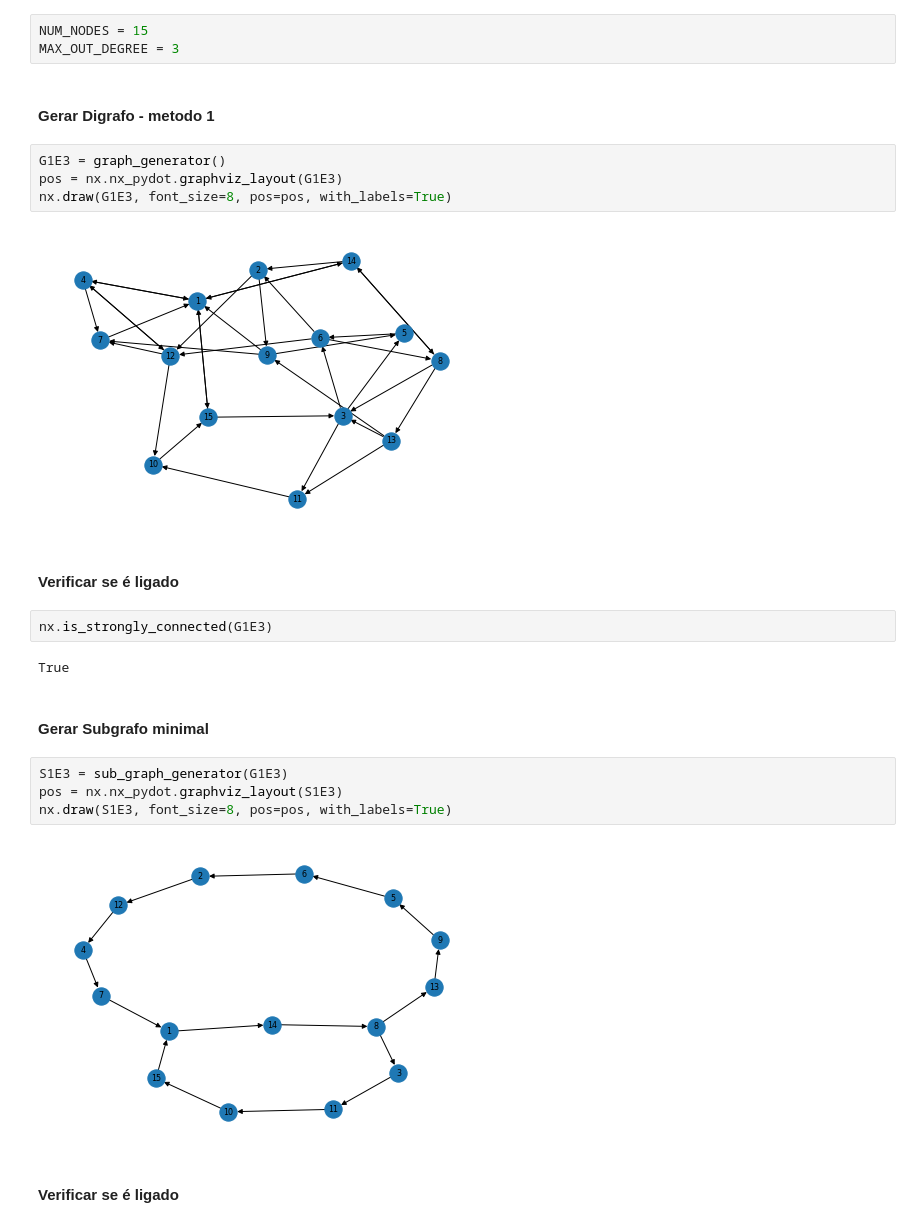
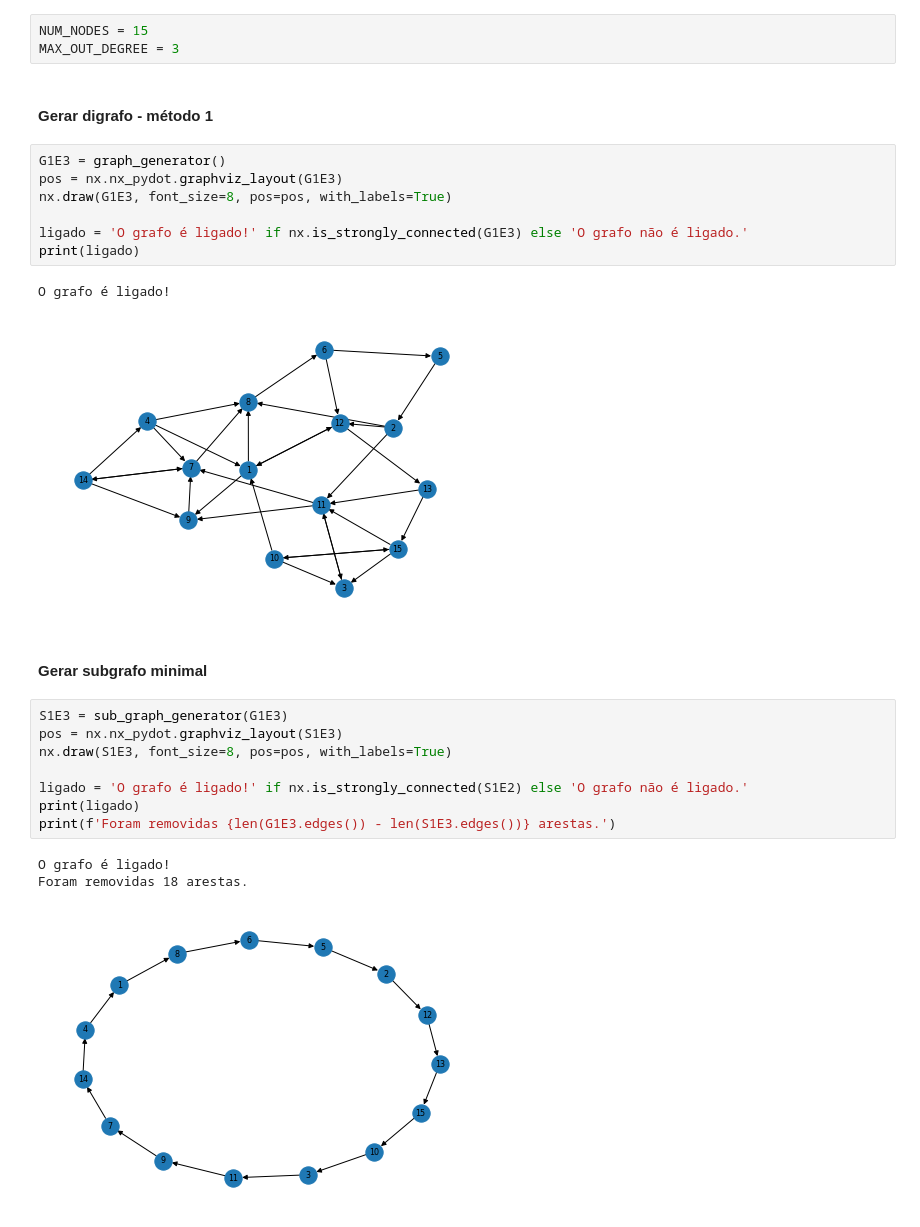
Before and after one commit to zoisper/LC-Projeto, a Jupyter notebook: 2/Trafego.ipynb, the cells around one changed output. Cells and saved outputs as stored; diff of their text form.

```diff
--- a/2/Trafego.ipynb
+++ b/2/Trafego.ipynb
@@ -365,26 +331,28 @@ print(len(G2E2.edges()) - len(S2E2.edges()))
 NUM_NODES = 15
 MAX_OUT_DEGREE = 3
 # %% [markdown]
-#### Gerar Digrafo - metodo 1
+#### Gerar digrafo - método 1
 # %%
 G1E3 = graph_generator()
 pos = nx.nx_pydot.graphviz_layout(G1E3)
 nx.draw(G1E3, font_size=8, pos=pos, with_labels=True)
+
+ligado = 'O grafo é ligado!' if nx.is_strongly_connected(G1E3) else 'O grafo não é ligado.'
+print(ligado)
 # %% [output]
+O grafo é ligado!
-[figure, old version]
+[figure, new version]
-# %% [markdown]
-#### Verificar se é ligado
-# %%
-nx.is_strongly_connected(G1E3)
-# %% [output]
-True
 # %% [markdown]
-#### Gerar Subgrafo minimal
+#### Gerar subgrafo minimal
 # %%
 S1E3 = sub_graph_generator(G1E3)
 pos = nx.nx_pydot.graphviz_layout(S1E3)
 nx.draw(S1E3, font_size=8, pos=pos, with_labels=True)
+
+ligado = 'O grafo é ligado!' if nx.is_strongly_connected(S1E2) else 'O grafo não é ligado.'
+print(ligado)
+print(f'Foram removidas {len(G1E3.edges()) - len(S1E3.edges())} arestas.')
 # %% [output]
+O grafo é ligado!
+Foram removidas 18 arestas.
-[figure, old version]
+[figure, new version]
-# %% [markdown]
-#### Verificar se é ligado
```
Also changed, not shown: parts of 54 cells of this notebook.
